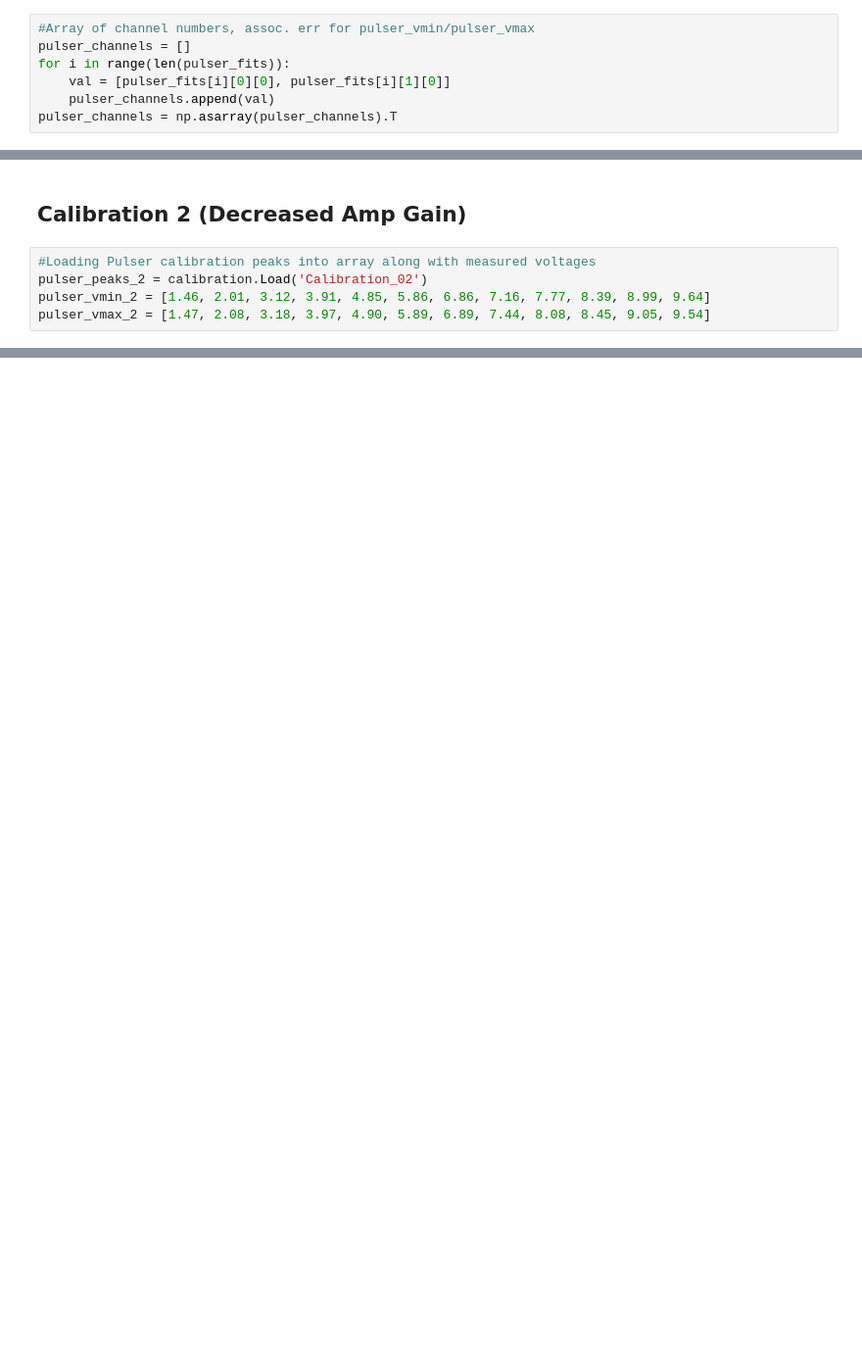
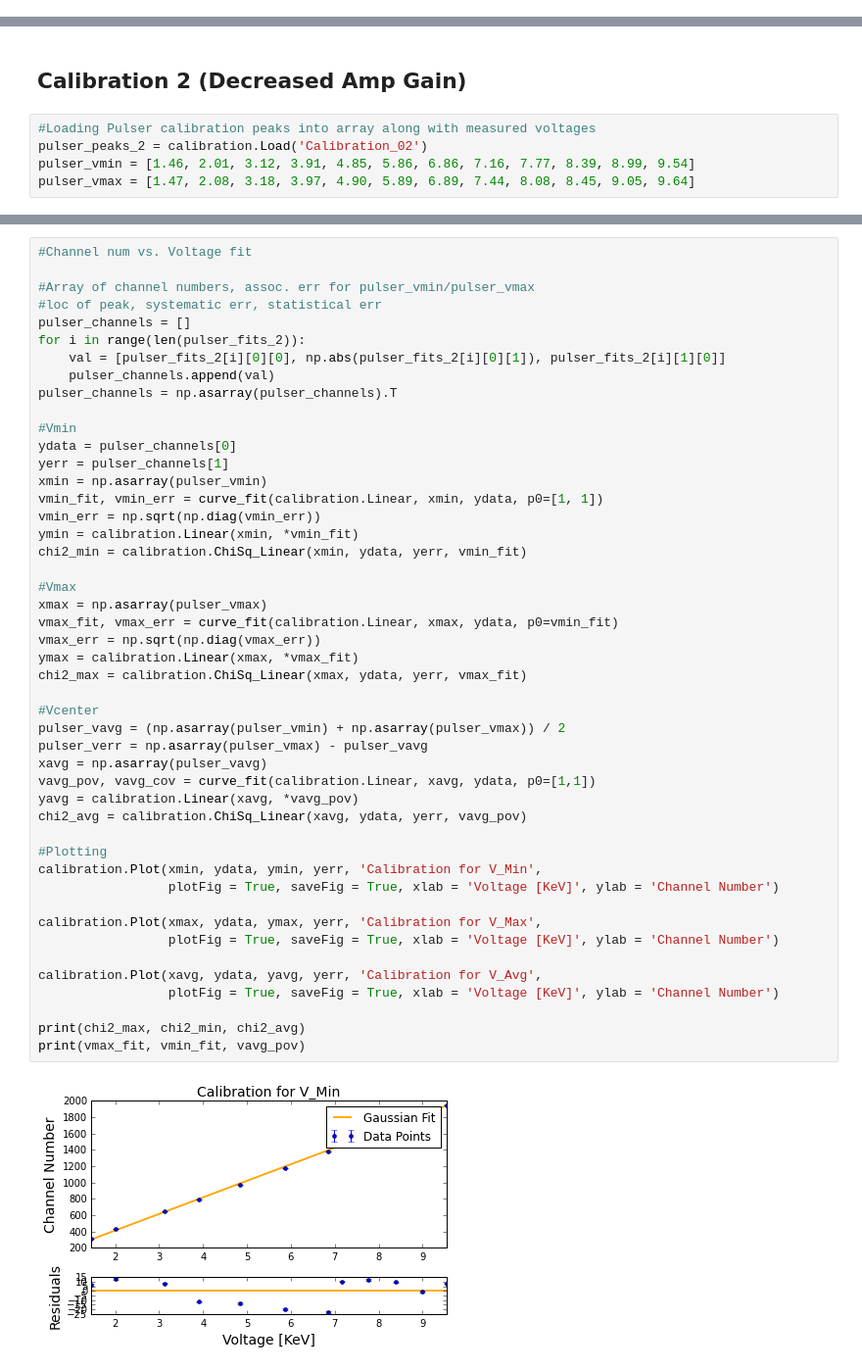
Before and after one commit to jmanlarkin/Alpha_Decay, a Jupyter notebook: MCA_Calibration.ipynb, the cells around one changed output, grey strips where cells are left out. Shown at 98% size. Cells and saved outputs as stored; diff of their text form; blank space fills up the shorter version.

```diff
--- a/MCA_Calibration.ipynb
+++ b/MCA_Calibration.ipynb
@@ -53,10 +50,3 @@ for i in range(len(pulser_fits)):
 [figure]
 [figure]
 ... (7 outputs left out)
-# %%
-#Array of channel numbers, assoc. err for pulser_vmin/pulser_vmax
-pulser_channels = []
-for i in range(len(pulser_fits)):
-    val = [pulser_fits[i][0][0], pulser_fits[i][1][0]]
-    pulser_channels.append(val)
-pulser_channels = np.asarray(pulser_channels).T
@@ -100,6 +55,6 @@ plt.xlim(1500, 2100)
 # %%
 #Loading Pulser calibration peaks into array along with measured voltages
 pulser_peaks_2 = calibration.Load('Calibration_02')
-pulser_vmin_2 = [1.46, 2.01, 3.12, 3.91, 4.85, 5.86, 6.86, 7.16, 7.77, 8.39, 8.99, 9.64]
-pulser_vmax_2 = [1.47, 2.08, 3.18, 3.97, 4.90, 5.89, 6.89, 7.44, 8.08, 8.45, 9.05, 9.54]
+pulser_vmin = [1.46, 2.01, 3.12, 3.91, 4.85, 5.86, 6.86, 7.16, 7.77, 8.39, 8.99, 9.54]
+pulser_vmax = [1.47, 2.08, 3.18, 3.97, 4.90, 5.89, 6.89, 7.44, 8.08, 8.45, 9.05, 9.64]
 # %%
@@ -135,0 +185,49 @@ for i in range(len(pulser_fits_2)):
+# %%
+#Channel num vs. Voltage fit
+
+#Array of channel numbers, assoc. err for pulser_vmin/pulser_vmax
+#loc of peak, systematic err, statistical err
+pulser_channels = []
+for i in range(len(pulser_fits_2)):
+    val = [pulser_fits_2[i][0][0], np.abs(pulser_fits_2[i][0][1]), pulser_fits_2[i][1][0]]
+    pulser_channels.append(val)
+pulser_channels = np.asarray(pulser_channels).T
+
+#Vmin
+ydata = pulser_channels[0]
+yerr = pulser_channels[1]
+xmin = np.asarray(pulser_vmin)
+vmin_fit, vmin_err = curve_fit(calibration.Linear, xmin, ydata, p0=[1, 1])
+vmin_err = np.sqrt(np.diag(vmin_err))
+ymin = calibration.Linear(xmin, *vmin_fit)
+chi2_min = calibration.ChiSq_Linear(xmin, ydata, yerr, vmin_fit)
+
+#Vmax
+xmax = np.asarray(pulser_vmax)
+vmax_fit, vmax_err = curve_fit(calibration.Linear, xmax, ydata, p0=vmin_fit)
+vmax_err = np.sqrt(np.diag(vmax_err))
+ymax = calibration.Linear(xmax, *vmax_fit)
+chi2_max = calibration.ChiSq_Linear(xmax, ydata, yerr, vmax_fit)
+
+#Vcenter
+pulser_vavg = (np.asarray(pulser_vmin) + np.asarray(pulser_vmax)) / 2
+pulser_verr = np.asarray(pulser_vmax) - pulser_vavg
+xavg = np.asarray(pulser_vavg)
+vavg_pov, vavg_cov = curve_fit(calibration.Linear, xavg, ydata, p0=[1,1])
+yavg = calibration.Linear(xavg, *vavg_pov)
+chi2_avg = calibration.ChiSq_Linear(xavg, ydata, yerr, vavg_pov)
+
+#Plotting
+calibration.Plot(xmin, ydata, ymin, yerr, 'Calibration for V_Min',
+                 plotFig = True, saveFig = True, xlab = 'Voltage [KeV]', ylab = 'Channel Number')
+
+calibration.Plot(xmax, ydata, ymax, yerr, 'Calibration for V_Max',
+                 plotFig = True, saveFig = True, xlab = 'Voltage [KeV]', ylab = 'Channel Number')
+
+calibration.Plot(xavg, ydata, yavg, yerr, 'Calibration for V_Avg',
+                 plotFig = True, saveFig = True, xlab = 'Voltage [KeV]', ylab = 'Channel Number')
+
+print(chi2_max, chi2_min, chi2_avg)
+print(vmax_fit, vmin_fit, vavg_pov)
+# %% [output]
+[figure, added]
```
Also changed, not shown: parts of 17 cells of this notebook, 32 other files.
